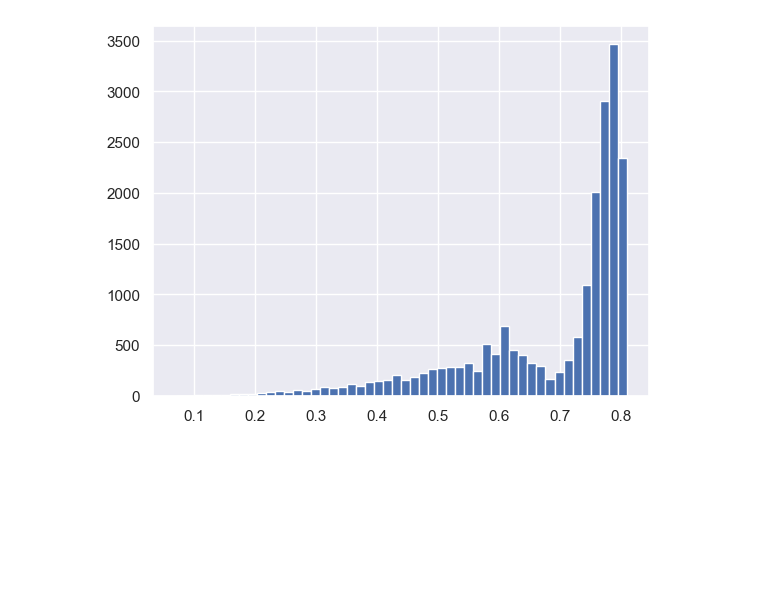
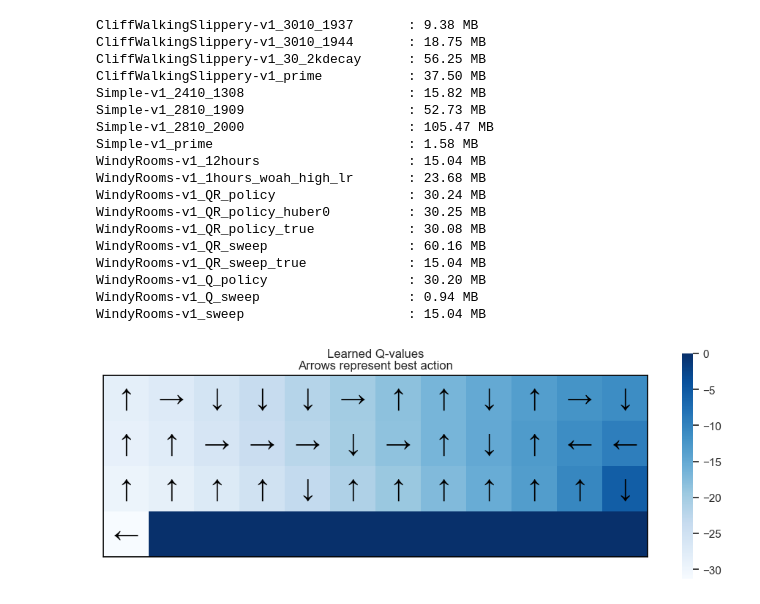
Before and after one commit to AlecHero/QuantileRegressionProject, a Jupyter notebook: tabular qr.ipynb, the cells around one changed output. Saved outputs shown, nothing was run; the diff lists cells and outputs as text; code cells hidden in the pictures; blank space fills up the shorter version.

```diff
--- a/tabular qr.ipynb
+++ b/tabular qr.ipynb
@@ -77,6 +58,48 @@ plot_grad(tables[-1, state], params, is_filled=False)
+# %%
+import os
+
+directory = os.getcwd() + "\experiments"
+
+for folder_name in os.listdir(directory):
+    folder_path = os.path.join(directory, folder_name)
+    if os.path.isdir(folder_path):
+        total_size = 0
+        for dirpath, dirnames, filenames in os.walk(folder_path):
+            for f in filenames:
+                fp = os.path.join(dirpath, f)
+                if os.path.exists(fp):
+                    total_size += os.path.getsize(fp)
+        if total_size / (1024**2) > 1024:
+            print(f"{folder_name:<40}: {total_size / (1024**3):.2f} GB")
+        else:
+            print(f"{folder_name:<40}: {total_size / (1024**2):.2f} MB")
+# %% [output]
+CliffWalkingSlippery-v1_3010_1937       : 9.38 MB
+CliffWalkingSlippery-v1_3010_1944       : 18.75 MB
+CliffWalkingSlippery-v1_30_2kdecay      : 56.25 MB
+CliffWalkingSlippery-v1_prime           : 37.50 MB
+Simple-v1_2410_1308                     : 15.82 MB
+Simple-v1_2810_1909                     : 52.73 MB
+Simple-v1_2810_2000                     : 105.47 MB
+Simple-v1_prime                         : 1.58 MB
+WindyRooms-v1_12hours                   : 15.04 MB
+WindyRooms-v1_1hours_woah_high_lr       : 23.68 MB
+WindyRooms-v1_QR_policy                 : 30.24 MB
+WindyRooms-v1_QR_policy_huber0          : 30.25 MB
+WindyRooms-v1_QR_policy_true            : 30.08 MB
+WindyRooms-v1_QR_sweep                  : 60.16 MB
+WindyRooms-v1_QR_sweep_true             : 15.04 MB
+WindyRooms-v1_Q_policy                  : 30.20 MB
+WindyRooms-v1_Q_sweep                   : 0.94 MB
+WindyRooms-v1_sweep                     : 15.04 MB
 # %%
-policy, V = PolicyIteration(env, params.gamma)
-returns = MonteCarlo(env, policy, epsilon=params.epsilon, total_episodes=20_000)
+returns = MonteCarlo(env, policy, epsilon=params.epsilon, total_episodes=10_000)
 plt.hist(returns, bins=50);
-# %% [output]
-[figure, removed]
+# %%
+tables, qtables, params = load_experiment("CliffWalkingSlippery-v1_prime")
+
+# plot_grad(tables[-1, 2], params)
+plot_optimal_action(qtables[-1], params)
+display_qtables(qtables, params)
+# %% [output]
+[figure, added]
```
Also changed, not shown: parts of 7 cells of this notebook, 5 other files.
